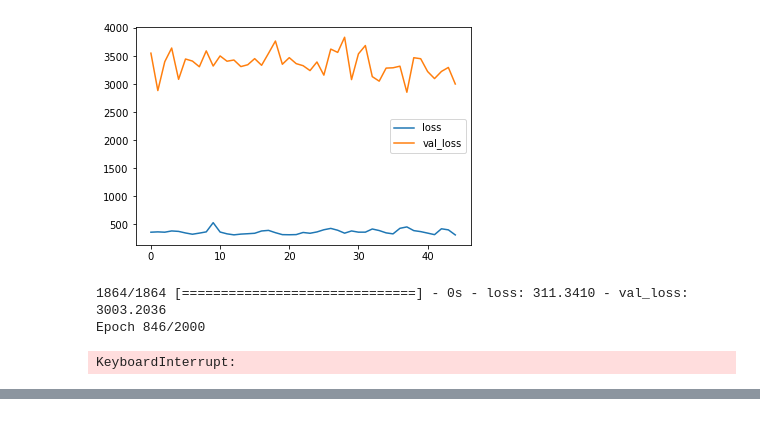
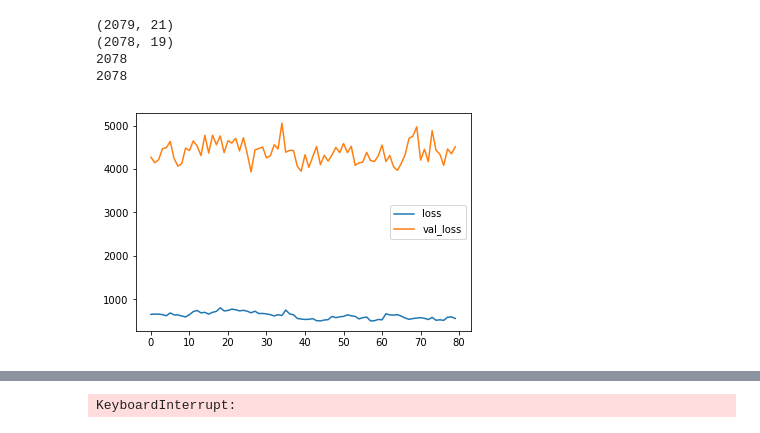
Before and after one commit to valcourgeau/intro-deep-learning-group, a Jupyter notebook: lstm.ipynb, the cells around one changed output, grey strips where cells are left out. Drawn from its saved outputs; the diff is of its cells as text; code cells hidden in the pictures.

```diff
--- a/lstm.ipynb
+++ b/lstm.ipynb
@@ -50,10 +194,12 @@ class PlotLosses(keras.callbacks.Callback):
 
 plot_losses = PlotLosses()
 # %%
+# Extract data from files
+#latent_val = pd.read_csv('sae_output_5000.csv')
 
-# Extract data from files
-latent_val = pd.read_csv('sae_output_5000.csv')
-latent_val = np.array(latent_val)[:,2:]
+latent_val = pd.read_csv('data/data_wt/sp500_wt.csv')
+latent_val = np.array(latent_val)
+latent_val = normalise_dataset(latent_val)
 print(latent_val.shape)
 y_lazy = pd.read_csv('data/sp500_index_data.csv')['Close Price']
 y_train = y_lazy.shift(-1)
@@ -62,13 +208,18 @@ y_train = np.array(y_train)
 
 # Preparing the datasets with look_back parameters
 look_back =4
-trainX_fixed = latent_val[:-1]
+trainX_fixed = latent_val[:-1] # HAD TO DELETE "[:-1]" !
+trainX_fixed = trainX_fixed[:,2:]
+print(trainX_fixed.shape)
 trainX = trainX_fixed[:round(0.9*len(trainX_fixed))]
 testX = trainX_fixed[round(0.9*len(trainX_fixed)):]
 
-trainY_fixed = np.array(y_train[:-1])
+trainY_fixed = np.array(y_train[1:])
 trainY = trainY_fixed[:round(0.9*len(trainY_fixed))]
 testY = trainY_fixed[round(0.9*len(trainY_fixed)):]
+
+print(len(testX)+len(trainX))
+print(len(testY)+len(trainY))
 
 # Delete unnecessary arrays
 del trainX_fixed
@@ -76,25 +227,36 @@ del trainY_fixed
 
 trainX, trainY = create_dataset(trainX, trainY, look_back)
 testX, testY = create_dataset(testX, testY, look_back)
-
-
-
-# create and fit the LSTM network
-LEARNING_RATE = 0.005
-BATCH_SIZE = 50
-EPOCHS = 2000
-opti_adam = keras.optimizers.Adam(lr=LEARNING_RATE, beta_1=0.9, beta_2=0.999, epsilon=1e-08, decay=0.0)
-
-model = Sequential()
-model.add(LSTM(50, return_sequences=True, input_shape=(look_back, 10)))
-#model.add(LSTM(20, input_shape=(look_back, 10)))
-model.add(LSTM(20))
-model.add(Dense(1))
-model.compile(loss='mean_squared_error', optimizer=opti_adam)
-model.fit(trainX, trainY, epochs=EPOCHS, batch_size=BATCH_SIZE,
-          verbose=1, callbacks=[plot_losses], validation_data=(testX, testY))
 # %% [output]
-[figure, removed]
-1864/1864 [==============================] - 0s - loss: 311.3410 - val_loss: 3003.2036
-Epoch 846/2000
+(2079, 21)
+(2078, 19)
+2078
+2078
-KeyboardInterrupt:
+# %%
+# create and fit the LSTM network
+LEARNING_RATE = 0.05
+BATCH_SIZE = 60
+EPOCHS = 5000
+opti_adam = keras.optimizers.Adam(lr=LEARNING_RATE, decay=1e-6)
+opti_sgd = keras.optimizers.SGD(lr=LEARNING_RATE)
+opti_rmsprop = keras.optimizers.RMSprop(lr=LEARNING_RATE, decay=1e-6)
+INPUT_SIZE = 19
+
+model = Sequential()
+#model.add(LSTM(50, return_sequences=True, input_shape=(look_back, 10)))
+#model.add(LSTM(20, input_shape=(look_back, 10)))
+#model.add(Dropout(0.2, seed=42))
+model.add(LSTM(50, return_sequences=True, input_shape=(look_back, INPUT_SIZE), unroll=False))
+#model.add(LSTM(10, return_sequences=True, unroll=True))
+#model.add(LSTM(10, return_sequences=True, unroll=True))
+#model.add(LSTM(10, return_sequences=True, unroll=True))
+model.add(LSTM(INPUT_SIZE, input_shape=(look_back, 50), unroll=False))
+#model.add(LSTM(5))
+model.add(Dense(1))
+model.add(Activation("linear"))
+model.compile(loss='mean_squared_error', optimizer=opti_adam)
+model.summary()
+model.fit(trainX, trainY, epochs=EPOCHS, batch_size=BATCH_SIZE,
+          verbose=2, callbacks=[plot_losses], validation_data=(testX, testY))
+# %% [output]
+[figure, added]
@@ -100,0 +265 @@ KeyboardInterrupt:
+KeyboardInterrupt:
```
Also changed, not shown: parts of 17 cells of this notebook.
